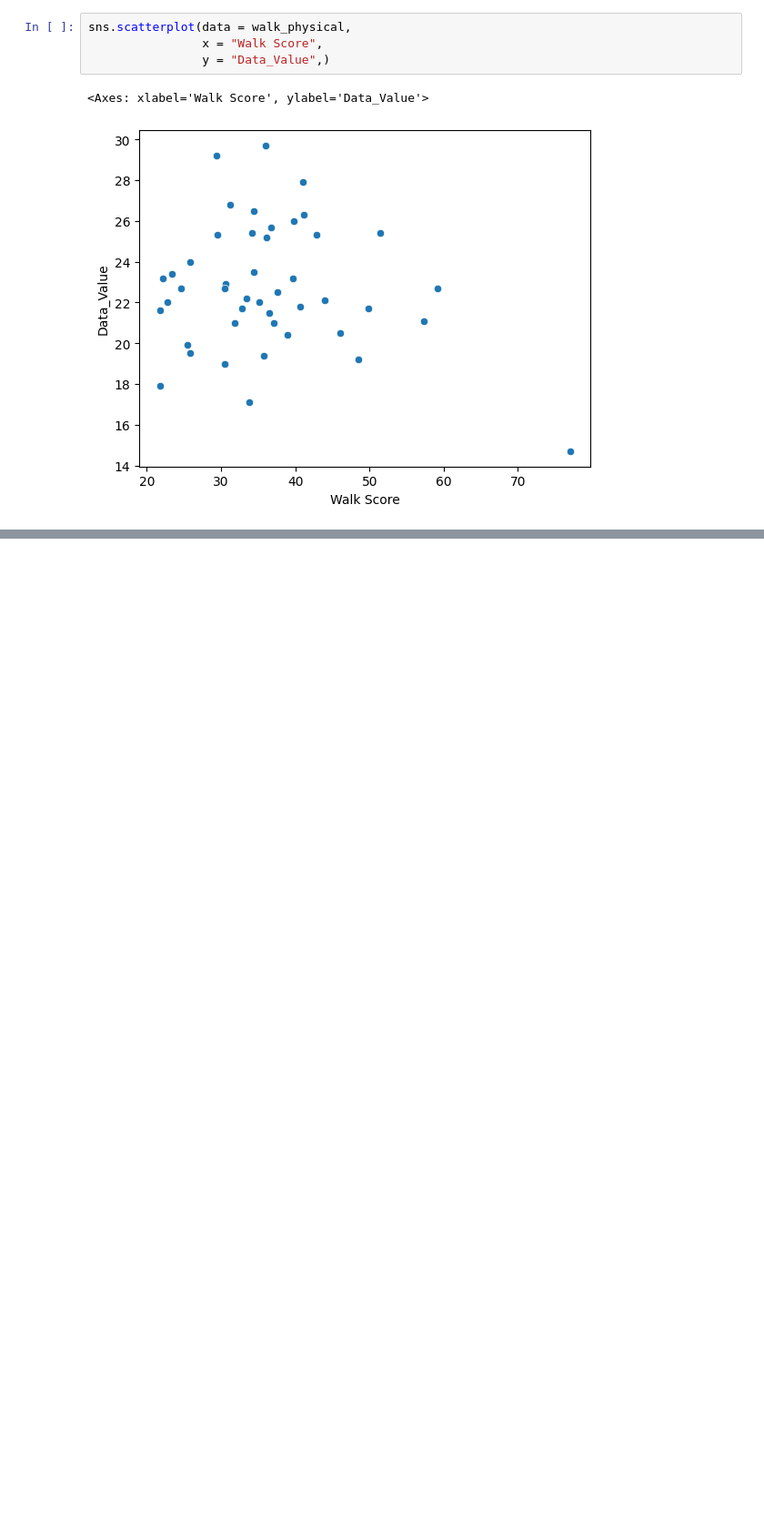
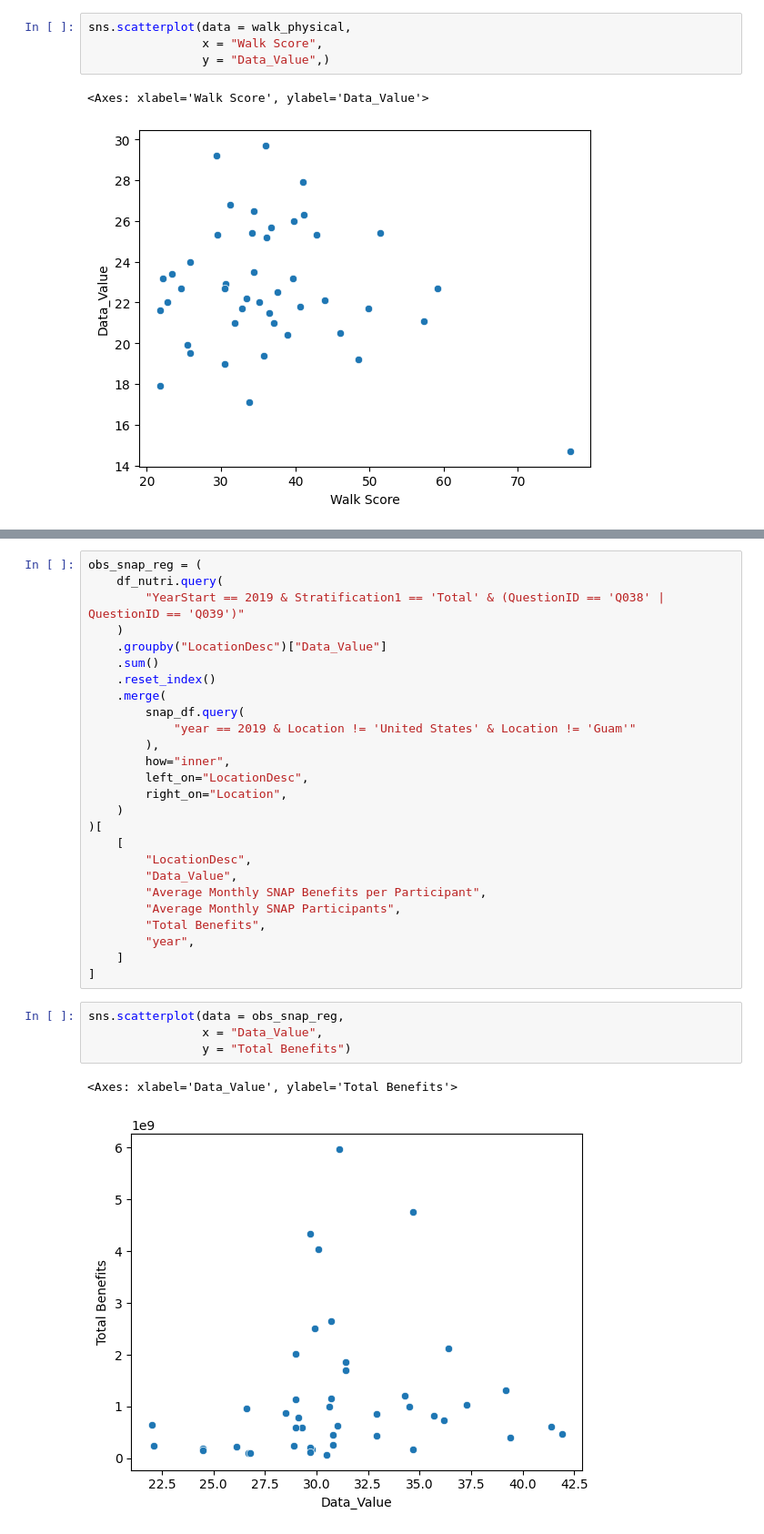
Before and after one commit to Ludougan123234/si618-project, a Jupyter notebook: nb/randy.ipynb, the cells around one changed output, grey strips where cells are left out. Shown at 91% size. Saved outputs shown, nothing was run; the diff lists cells and outputs as text; blank space fills up the shorter version.

Commit message:
snap soda regression

```diff
--- a/nb/randy.ipynb
+++ b/nb/randy.ipynb
@@ -283,0 +332,33 @@ sns.scatterplot(data = walk_physical,
+# %%
+obs_snap_reg = (
+    df_nutri.query(
+        "YearStart == 2019 & Stratification1 == 'Total' & (QuestionID == 'Q038' | QuestionID == 'Q039')"
+    )
+    .groupby("LocationDesc")["Data_Value"]
+    .sum()
+    .reset_index()
+    .merge(
+        snap_df.query(
+            "year == 2019 & Location != 'United States' & Location != 'Guam'"
+        ),
+        how="inner",
+        left_on="LocationDesc",
+        right_on="Location",
+    )
+)[
+    [
+        "LocationDesc",
+        "Data_Value",
+        "Average Monthly SNAP Benefits per Participant",
+        "Average Monthly SNAP Participants",
+        "Total Benefits",
+        "year",
+    ]
+]
+# %%
+sns.scatterplot(data = obs_snap_reg,
+                x = "Data_Value",
+                y = "Total Benefits")
+# %% [output]
+<Axes: xlabel='Data_Value', ylabel='Total Benefits'>
+[figure, added]
```
Also changed, not shown: parts of 14 cells of this notebook, 1 other file.
